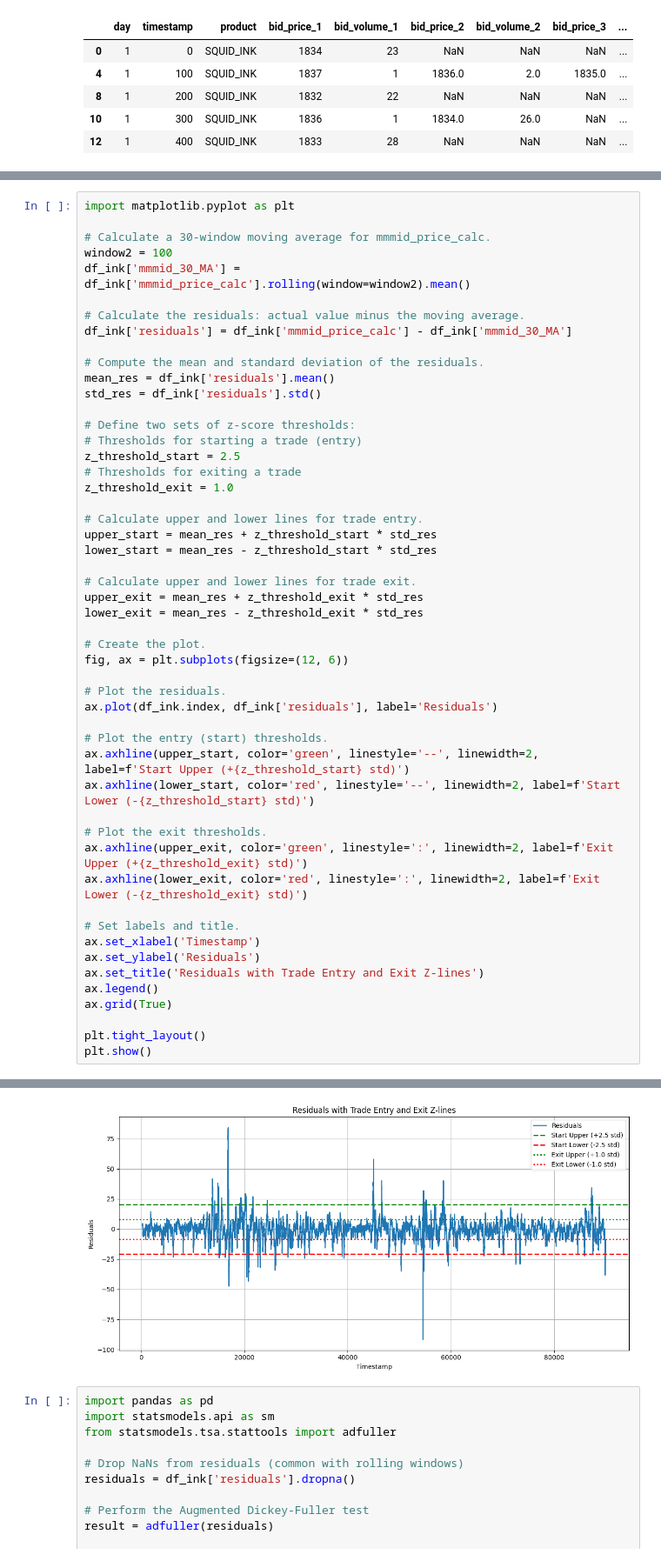
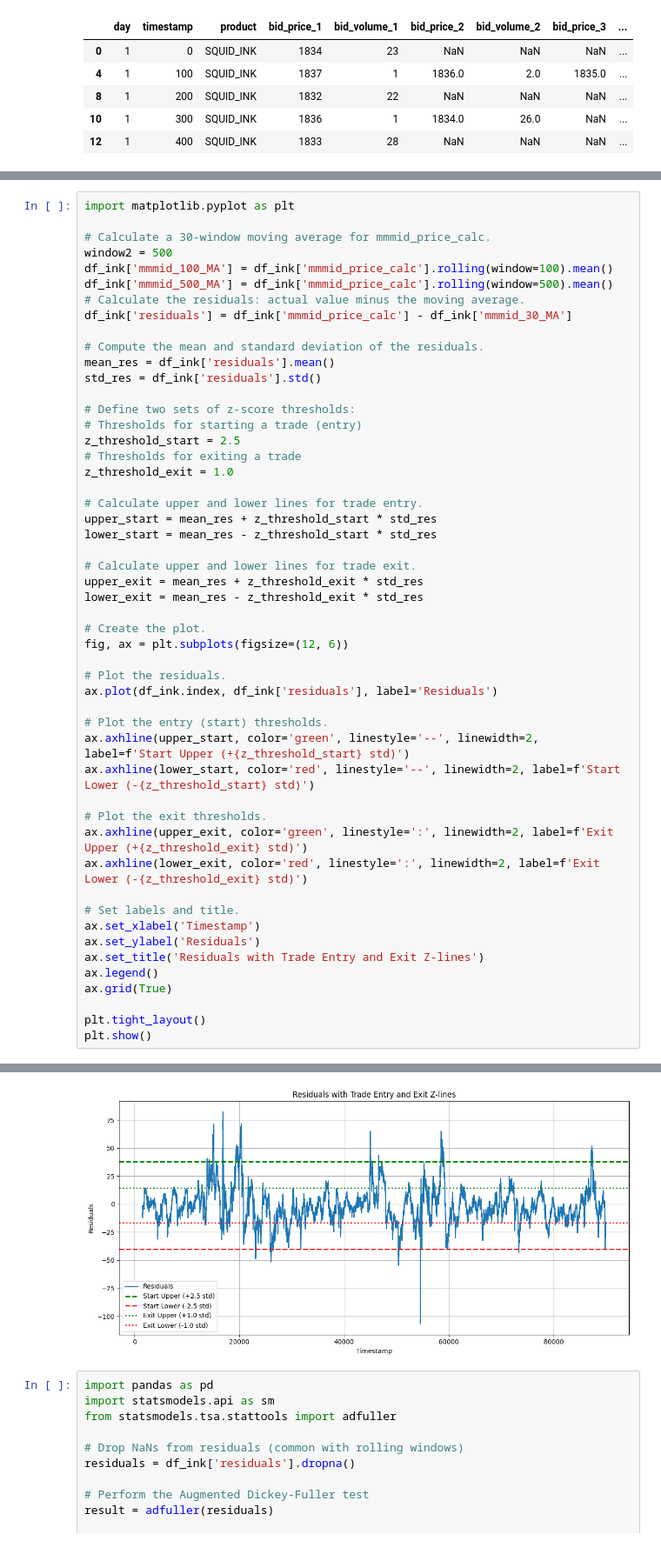
Before and after one commit to UlrichVestuche/IMC-Prosperity-3, a Jupyter notebook: Round_1/Misha/data.ipynb, the cells around one changed output, grey strips where cells are left out. Shown at 87% size. Cells and saved outputs as stored; diff of their text form.

```diff
--- a/Round_1/Misha/data.ipynb
+++ b/Round_1/Misha/data.ipynb
@@ -255,9 +285,9 @@ plt.show()
 import matplotlib.pyplot as plt
 
 # Calculate a 30-window moving average for mmmid_price_calc.
-window2 = 100
-df_ink['mmmid_30_MA'] = df_ink['mmmid_price_calc'].rolling(window=window2).mean()
-
+window2 = 500
+df_ink['mmmid_100_MA'] = df_ink['mmmid_price_calc'].rolling(window=100).mean()
+df_ink['mmmid_500_MA'] = df_ink['mmmid_price_calc'].rolling(window=500).mean()
 # Calculate the residuals: actual value minus the moving average.
 df_ink['residuals'] = df_ink['mmmid_price_calc'] - df_ink['mmmid_30_MA']
 
@@ -286,34 +316,34 @@ fig, ax = plt.subplots(figsize=(12, 6))
 ax.plot(df_ink.index, df_ink['residuals'], label='Residuals')
 
 # Plot the entry (start) thresholds.
 ax.axhline(upper_start, color='green', linestyle='--', linewidth=2, label=f'Start Upper (+{z_threshold_start} std)')
 ax.axhline(lower_start, color='red', linestyle='--', linewidth=2, label=f'Start Lower (-{z_threshold_start} std)')
 
 # Plot the exit thresholds.
 ax.axhline(upper_exit, color='green', linestyle=':', linewidth=2, label=f'Exit Upper (+{z_threshold_exit} std)')
 ax.axhline(lower_exit, color='red', linestyle=':', linewidth=2, label=f'Exit Lower (-{z_threshold_exit} std)')
 
 # Set labels and title.
 ax.set_xlabel('Timestamp')
 ax.set_ylabel('Residuals')
 ax.set_title('Residuals with Trade Entry and Exit Z-lines')
 ax.legend()
 ax.grid(True)
 
 plt.tight_layout()
 plt.show()
 # %% [output]
 A value is trying to be set on a copy of a slice from a DataFrame.
 Try using .loc[row_indexer,col_indexer] = value instead
 
 See the caveats in the documentation: https://pandas.pydata.org/pandas-docs/stable/user_guide/indexing.html#returning-a-view-versus-a-copy
   df_ink['mmmid_30_MA'] = df_ink['mmmid_price_calc'].rolling(window=window2).mean()
 A value is trying to be set on a copy of a slice from a DataFrame.
 Try using .loc[row_indexer,col_indexer] = value instead
 
 See the caveats in the documentation: https://pandas.pydata.org/pandas-docs/stable/user_guide/indexing.html#returning-a-view-versus-a-copy
   df_ink['residuals'] = df_ink['mmmid_price_calc'] - df_ink['mmmid_30_MA']
-[figure, old version]
+[figure, new version]
 # %%
 import pandas as pd
 import statsmodels.api as sm
```
Also changed, not shown: parts of 5 cells of this notebook, 2 other files.
